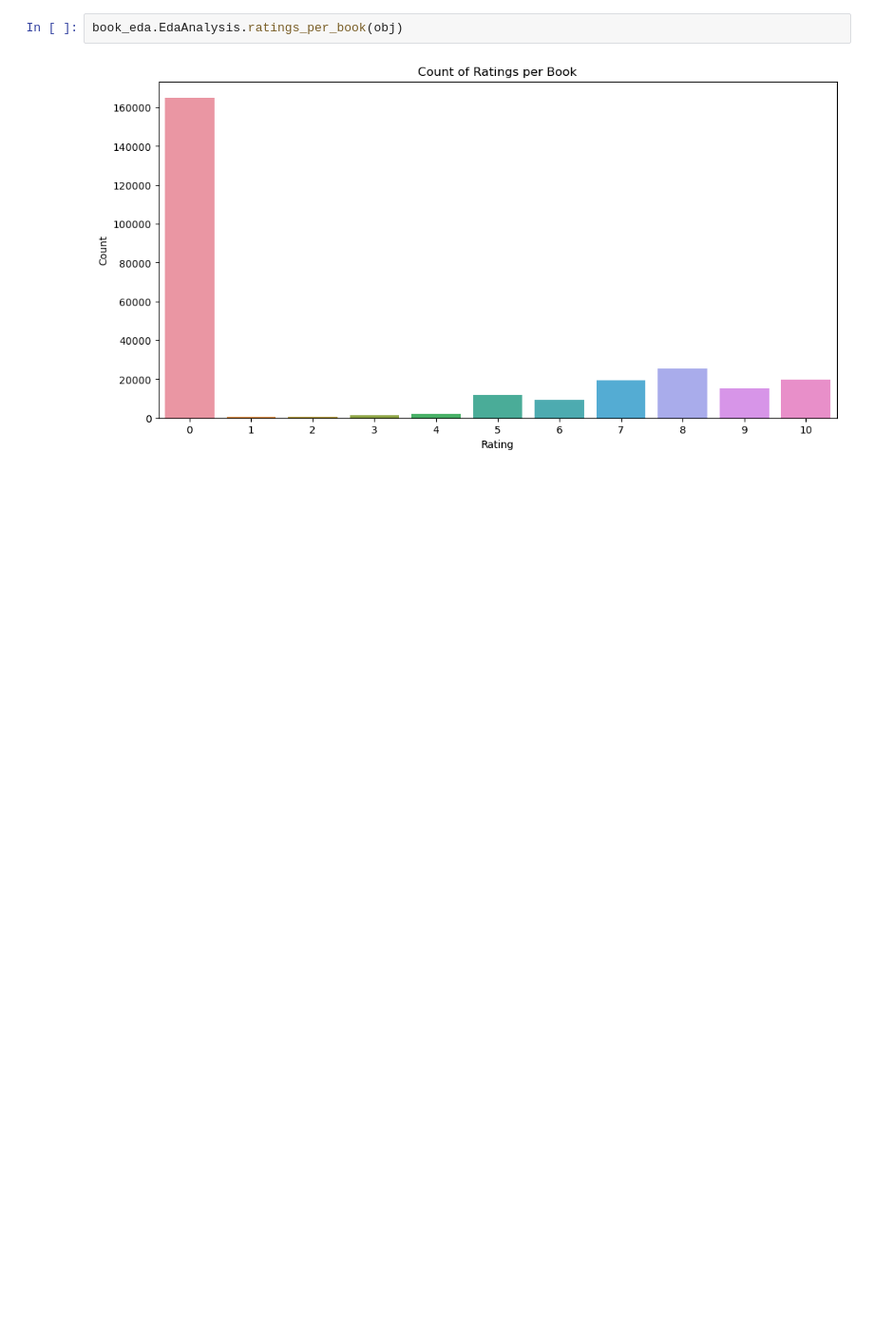
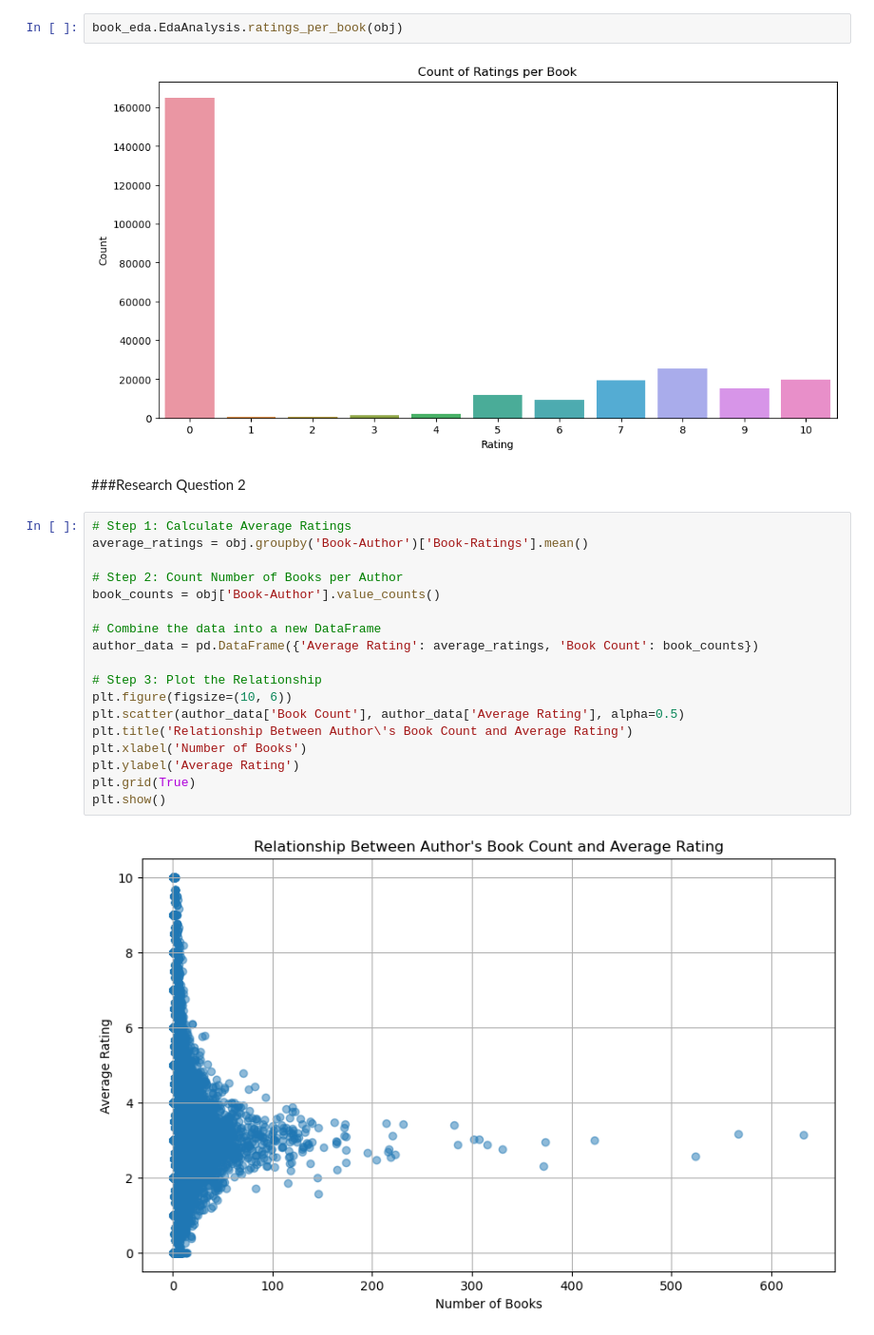
Before and after one commit to nikkirastogi/Exploring-the-World-of-Books, a Jupyter notebook: books_and_reviews.ipynb, the cells around one changed output. Shown at 95% size. Drawn from its saved outputs; the diff is of its cells as text; blank space fills up the shorter version.

Commit message:
Research Question

```diff
--- a/books_and_reviews.ipynb
+++ b/books_and_reviews.ipynb
@@ -202,3 +202,25 @@ The ratings_per_book(Obj) function analyzes the count of ratings per book in the
 book_eda.EdaAnalysis.ratings_per_book(obj)
 # %% [output]
 [figure]
+# %% [markdown]
+###Research Question 2
+# %%
+# Step 1: Calculate Average Ratings
+average_ratings = obj.groupby('Book-Author')['Book-Ratings'].mean()
+
+# Step 2: Count Number of Books per Author
+book_counts = obj['Book-Author'].value_counts()
+
+# Combine the data into a new DataFrame
+author_data = pd.DataFrame({'Average Rating': average_ratings, 'Book Count': book_counts})
+
+# Step 3: Plot the Relationship
+plt.figure(figsize=(10, 6))
+plt.scatter(author_data['Book Count'], author_data['Average Rating'], alpha=0.5)
+plt.title('Relationship Between Author\'s Book Count and Average Rating')
+plt.xlabel('Number of Books')
+plt.ylabel('Average Rating')
+plt.grid(True)
+plt.show()
+# %% [output]
+[figure, added]
```
Also changed, not shown: parts of 1 cell of this notebook, 1 other file.
